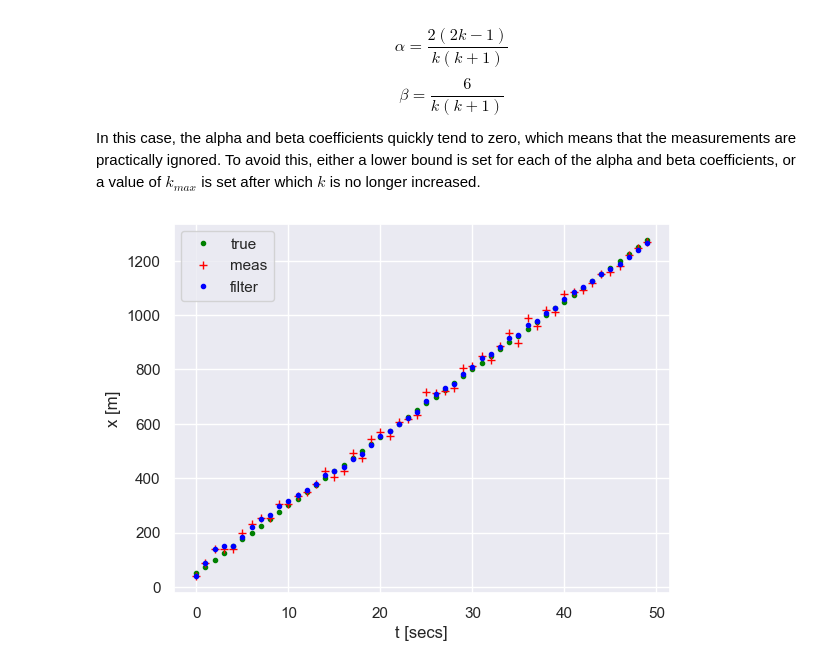
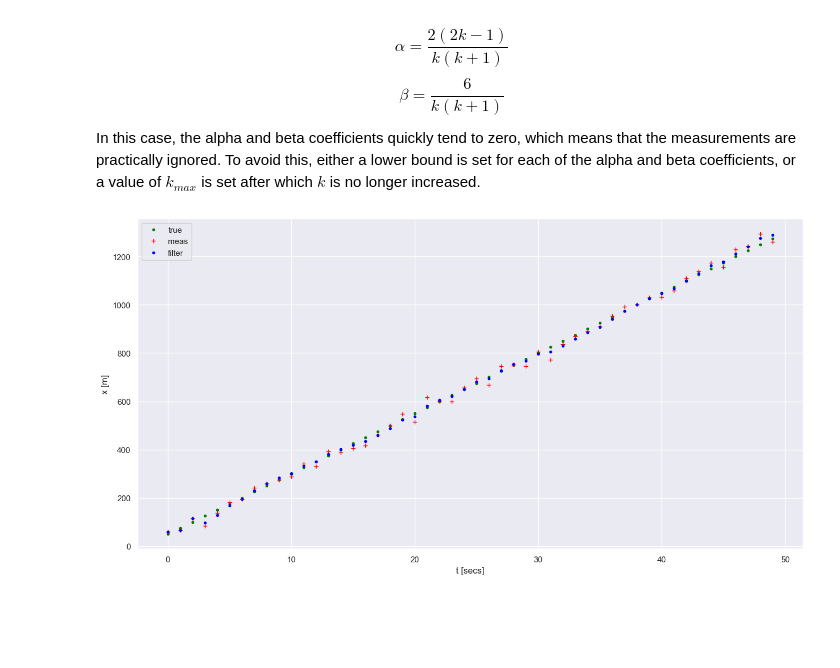
Before and after one commit to Omazz/alpha-beta-filter, a Jupyter notebook: ab-filter.ipynb, the cells around one changed output. Saved outputs shown, nothing was run; the diff lists cells and outputs as text; code cells hidden in the pictures; blank space fills up the shorter version.

```diff
--- a/ab-filter.ipynb
+++ b/ab-filter.ipynb
@@ -136,32 +136,32 @@ def filter_step(k, k_max, meas, dt, x_prev, V_prev):
 
     x_pred = x_prev + (V_prev*dt)
     V_pred = V_prev
 
     x = x_pred + (a * (meas - x_pred))
     V = V_pred + ((b / dt) * (meas - x_pred))
 
     return x, V
 
 x_arr = []
 V_arr = []
 x_prev = None
 V_prev = None
 for i in range(number_steps):
     x, V = filter_step(i, 10, meas_arr[i], dt, x_prev, V_prev)
 
     x_arr.append(x)
     V_arr.append(V)
 
     x_prev = x
     V_prev = V
 
-plt.figure()
+plt.figure(figsize=(16,8))
 plt.xlabel('t [secs]')
 plt.ylabel('x [m]')
 plt.plot(true_arr, marker='.', linestyle='none', color='green', label='true'  )
 plt.plot(meas_arr, marker='+', linestyle='none', color='red',   label='meas'  )
 plt.plot(x_arr,    marker='.', linestyle='none', color='blue',  label='filter')
 plt.legend(loc='upper left')
 plt.show()
 # %% [output]
-[figure, old version]
+[figure, new version]
```
Also changed, not shown: parts of 1 cell of this notebook, 4 other files.
